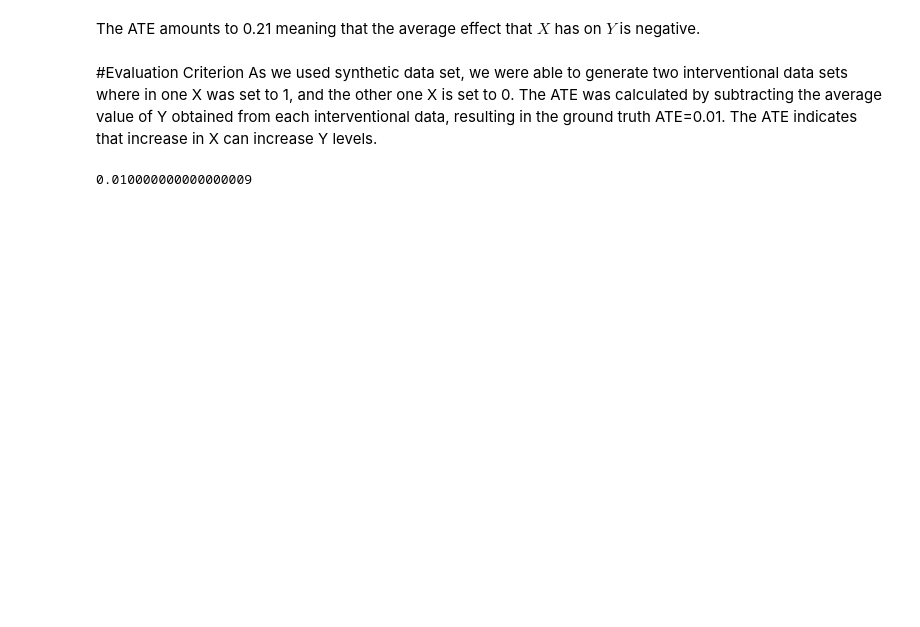
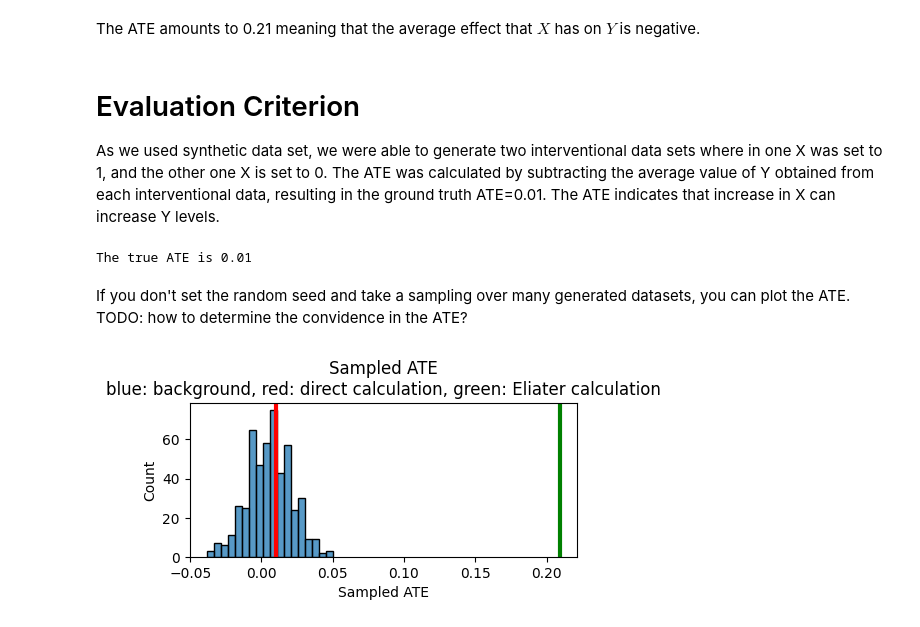
Before and after one commit to y0-causal-inference/eliater, a Jupyter notebook: notebooks/motivating_example.ipynb, the cells around one changed output. Drawn from its saved outputs; the diff is of its cells as text; code cells hidden in the pictures; blank space fills up the shorter version.

```diff
--- a/notebooks/motivating_example.ipynb
+++ b/notebooks/motivating_example.ipynb
@@ -118,4 +85,4 @@ from eliater.discover_latent_nodes import remove_nuisance_variables
 # %%
-new_graph = remove_nuisance_variables(graph, treatments=Variable("X"), outcomes=Variable("Y"))
+new_graph = remove_nuisance_variables(graph, treatments=X, outcomes=Y)
 # %% [markdown]
 ## Step 5: Estimate the query
@@ -124,6 +89,6 @@ from y0.algorithm.estimation import estimate_ace
 # %%
 ATE_value = estimate_ace(
-    graph=new_graph, treatments=Variable("X"), outcomes=Variable("Y"), data=data
+    graph=new_graph, treatments=X, outcomes=Y, data=data
 )
 ATE_value
 # %% [output]
@@ -131,22 +96,46 @@ ATE_value
 # %% [markdown]
 The ATE amounts to 0.21 meaning that the average effect that $X$ has on $Y$ is negative.
 # %% [markdown]
-#Evaluation Criterion
+# Evaluation Criterion
+
 As we used synthetic data set, we were able to generate two interventional data sets where in
 one X was set to 1, and the other one X is set to 0. The ATE was calculated by subtracting the average value of Y obtained from each interventional data,
 resulting in the ground truth ATE=0.01. The ATE indicates that increase in X can increase  Y levels.
 # %%
 # get interventional data where EGFR is set to 1
 intv_data_X_1 = single_mediator_with_multiple_confounders_nuisances_discrete_example.generate_data(
-    num_samples=500, seed=500, treatments={Variable("X"): 1}
+    num_samples=500, seed=500, treatments={X: 1}
 )
 
 # get interventional data where EGFR is set to 0
 intv_data_X_0 = single_mediator_with_multiple_confounders_nuisances_discrete_example.generate_data(
-    num_samples=500, seed=500, treatments={Variable("X"): 0}
+    num_samples=500, seed=500, treatments={X: 0}
 )
 
-# get the true value of ATE
-print(np.mean(intv_data_X_1["Y"]) - np.mean(intv_data_X_0["Y"]))
+true_ate = intv_data_X_1.mean()["Y"] - intv_data_X_0.mean()["Y"]
+print(f"The true ATE is {true_ate:.04}")
 # %% [output]
-0.010000000000000009
+The true ATE is 0.01
+# %% [markdown]
+If you don't set the random seed and take a sampling over many generated datasets, you can plot the ATE. TODO: how to determine the convidence in the ATE?
+# %%
+background_ates = []
+for _ in range(500):
+    intv_data_X_1 = single_mediator_with_multiple_confounders_nuisances_discrete_example.generate_data(
+        num_samples=500, treatments={X: 1}
+    )
+    intv_data_X_0 = single_mediator_with_multiple_confounders_nuisances_discrete_example.generate_data(
+        num_samples=500, treatments={X: 0}
+    )
+    background_ate = intv_data_X_1.mean()["Y"] - intv_data_X_0.mean()["Y"]
+    background_ates.append(background_ate)
+
+fix, ax = plt.subplots(1,1, figsize=(5, 2))
+sns.histplot(background_ates, ax=ax)
+ax.axvline(true_ate, linewidth=3, color="red")
+ax.axvline(ATE_value, linewidth=3, color="green")
+ax.set_xlabel("Sampled ATE")
+ax.set_title("Sampled ATE\nblue: background, red: direct calculation, green: Eliater calculation")
+plt.show()
+# %% [output]
+[figure, added]
```
Also changed, not shown: parts of 10 cells of this notebook.
